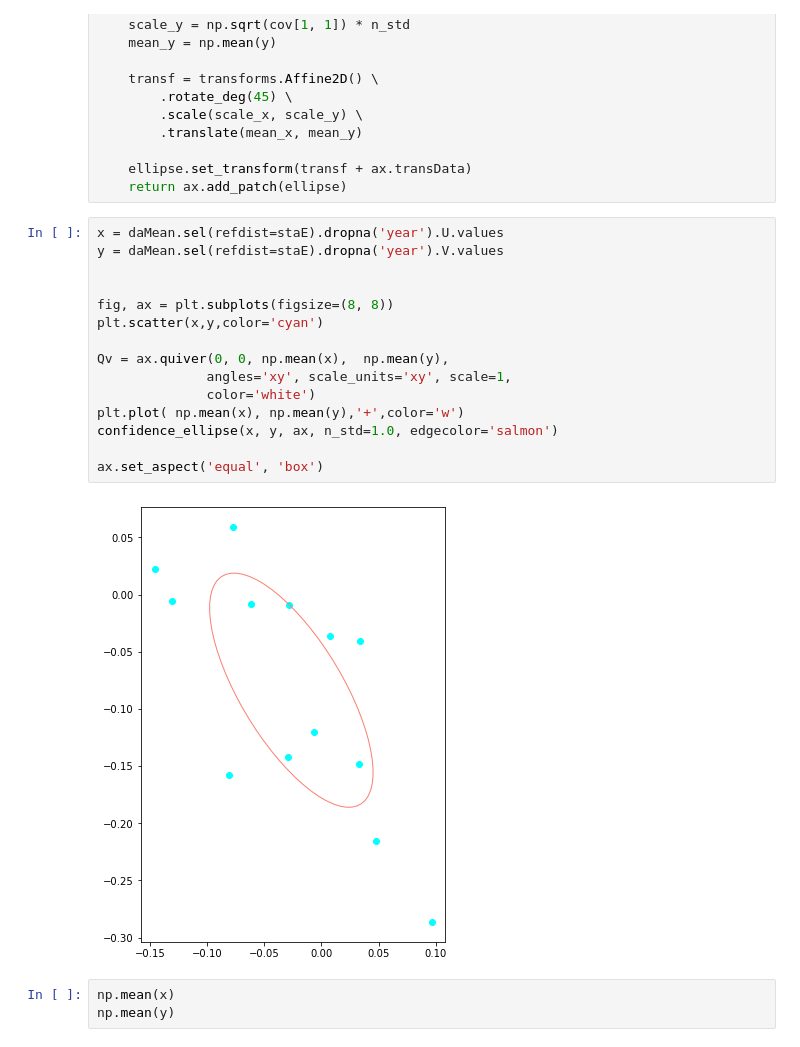
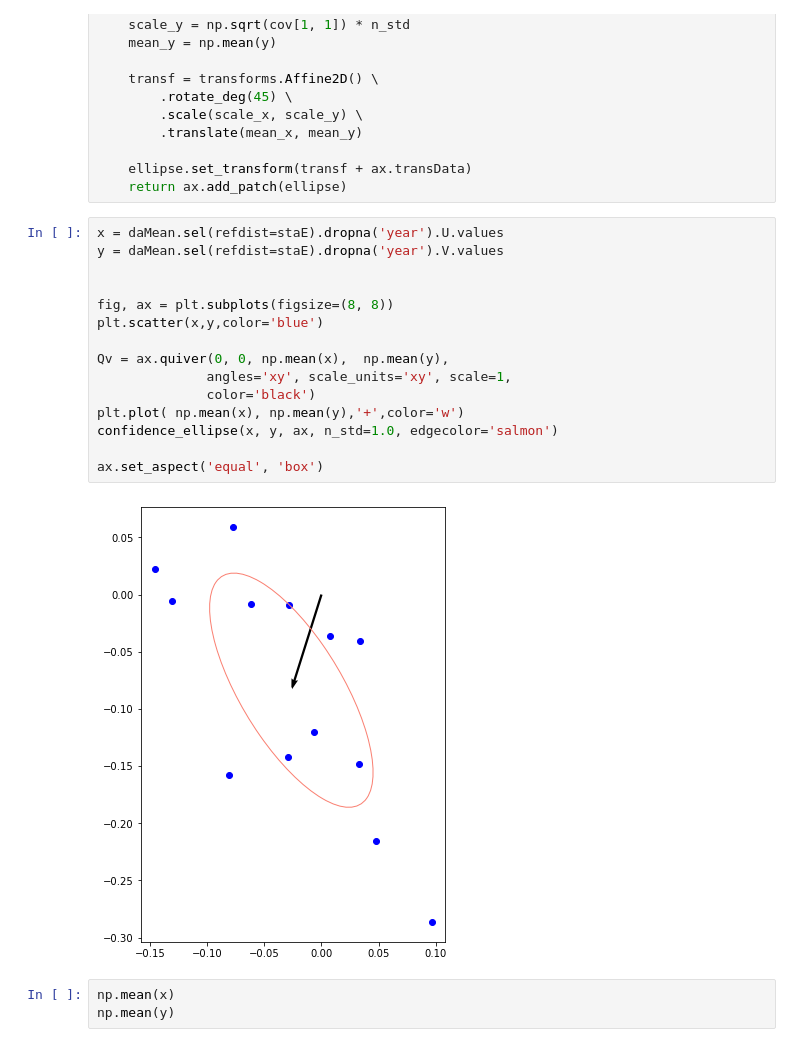
Before and after one commit to lhoupert/analysis_eel_data, a Jupyter notebook: notebooks/01c_Plot_map_with_meancurrentellipse.ipynb, the cells around one changed output. Cells and saved outputs as stored; diff of their text form.

```diff
--- a/notebooks/01c_Plot_map_with_meancurrentellipse.ipynb
+++ b/notebooks/01c_Plot_map_with_meancurrentellipse.ipynb
@@ -256,20 +268,20 @@ def confidence_ellipse(x, y, ax, n_std=3.0, facecolor='none', **kwargs):
 # %%
 x = daMean.sel(refdist=staE).dropna('year').U.values
 y = daMean.sel(refdist=staE).dropna('year').V.values
 
 
 fig, ax = plt.subplots(figsize=(8, 8))
-plt.scatter(x,y,color='cyan')
+plt.scatter(x,y,color='blue')
 
 Qv = ax.quiver(0, 0, np.mean(x),  np.mean(y),
               angles='xy', scale_units='xy', scale=1,
-              color='white')
+              color='black')
 plt.plot( np.mean(x), np.mean(y),'+',color='w')
 confidence_ellipse(x, y, ax, n_std=1.0, edgecolor='salmon')
 
 ax.set_aspect('equal', 'box')
 # %% [output]
-[figure, old version]
+[figure, new version]
 # %%
 np.mean(x)
 np.mean(y)
```
Also changed, not shown: parts of 1 cell of this notebook, 1 other file.
